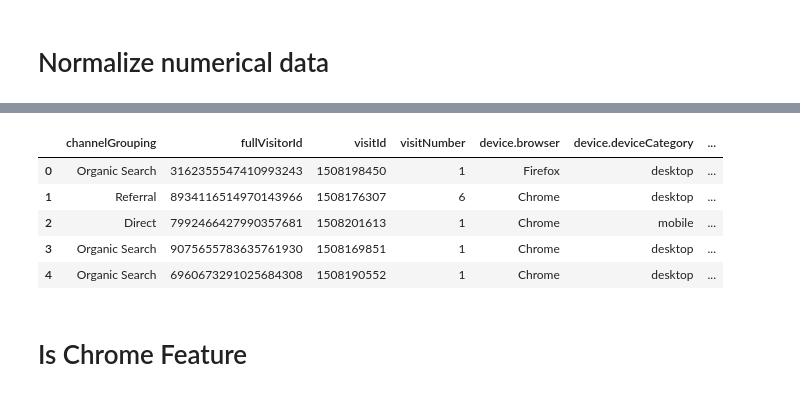
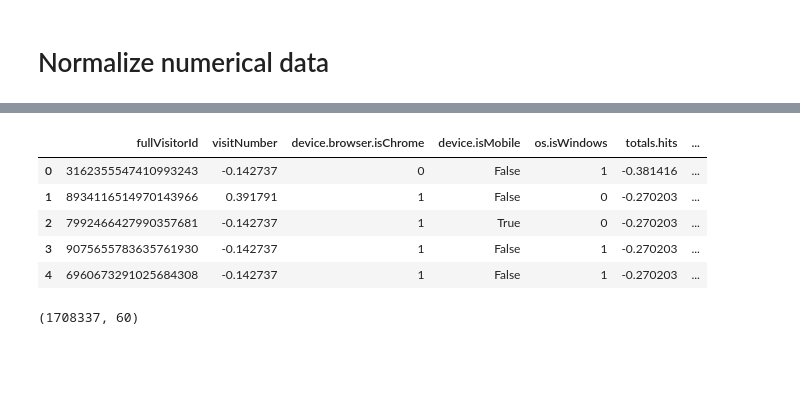
Before and after one commit to aparamshetti/StatsProject, a Jupyter notebook: code/FeatureGeneration.ipynb, the cells around one changed output, grey strips where cells are left out. Cells and saved outputs as stored; diff of their text form; code cells hidden in the pictures; blank space fills up the shorter version.

```diff
--- a/code/FeatureGeneration.ipynb
+++ b/code/FeatureGeneration.ipynb
@@ -157,0 +240,5 @@ comb = comb.drop(columns=['Country'])
+# %%
+train_direct = train[train["trafficSource.source"]=="(direct)"]
+train.loc[train["trafficSource.source"]!="(direct)","trafficSource.source"] = 0
+train.loc[train["trafficSource.source"]=="(direct)", "trafficSource.source"] =1
+train.rename(columns={'trafficSource.source': 'trafficSource.isdirect'}, inplace=True)
@@ -157,0 +266,2 @@ comb = comb.drop(columns=['Country'])
+# %%
+train = pd.get_dummies(train,columns=['geoNetwork.continent', 'geoNetwork.subContinent', 'channelGrouping', 'timeOfDay', 'season'])
@@ -161,14 +300,19 @@ comb = comb.drop(columns=['Country'])
 
 from sklearn import preprocessing
 from scipy.stats import zscore
-#  = a                    # initialise array for zscores
-# z[~np.isnan(a)] = zscore(a[~np.isnan(a)])
-# pandas.DataFrame({'a':a,'Zscore':z})
 
+numericalCols = ['visitNumber', 'totals.hits','totals.pageviews', 'totals.sessionQualityDim', 'Population',
+ 'Pop. Density (per sq. mi.)',
+ 'GDP ($ per capita)',
+ 'Literacy (%)',
+ 'Phones (per 1000)']
 #go through list of numberical columns to normalize
-for countryCol in list(countries):
-    if countryCol != 'Country':
-        x = comb[countryCol]
-        temp = comb[countryCol]
+def normNumericalCol(numericalCols, df):
+    for col in list(numericalCols):
+        x = df[col].copy()
+        temp = df[col].copy()
         x[~np.isnan(temp)] = zscore(temp[~np.isnan(temp)])
-        comb[countryCol] = x
+        df[col] = x
+    return df
+
+train = normNumericalCol(numericalCols, train)
@@ -191,13 +319,9 @@ array(['Western Europe', 'Northern America', 'Western Asia',
-# %%
-train = pd.get_dummies(comb,columns=['geoNetwork.continent', 'geoNetwork.subContinent'])
 # %%
-comb.head()
+train.head()
 # %% [output]
-|  | channelGrouping | fullVisitorId | visitId | visitNumber | device.browser | device.deviceCategory | ... |
-| 0 | Organic Search | 3162355547410993243 | 1508198450 | 1 | Firefox | desktop | ... |
-| 1 | Referral | 8934116514970143966 | 1508176307 | 6 | Chrome | desktop | ... |
-| 2 | Direct | 7992466427990357681 | 1508201613 | 1 | Chrome | mobile | ... |
-| 3 | Organic Search | 9075655783635761930 | 1508169851 | 1 | Chrome | desktop | ... |
-| 4 | Organic Search | 6960673291025684308 | 1508190552 | 1 | Chrome | desktop | ... |
+|  | fullVisitorId | visitNumber | device.browser.isChrome | device.isMobile | os.isWindows | totals.hits | ... |
+| 0 | 3162355547410993243 | -0.142737 | 0 | False | 1 | -0.381416 | ... |
+| 1 | 8934116514970143966 | 0.391791 | 1 | False | 0 | -0.270203 | ... |
+| 2 | 7992466427990357681 | -0.142737 | 1 | True | 0 | -0.270203 | ... |
+| 3 | 9075655783635761930 | -0.142737 | 1 | False | 1 | -0.270203 | ... |
+| 4 | 6960673291025684308 | -0.142737 | 1 | False | 1 | -0.270203 | ... |
-# %% [markdown]
-# Is Chrome Feature
@@ -209,0 +330,4 @@ pd.to
+# %%
+train.shape
+# %% [output]
+(1708337, 60)
```
Also changed, not shown: parts of 34 cells of this notebook, 2 other files.
